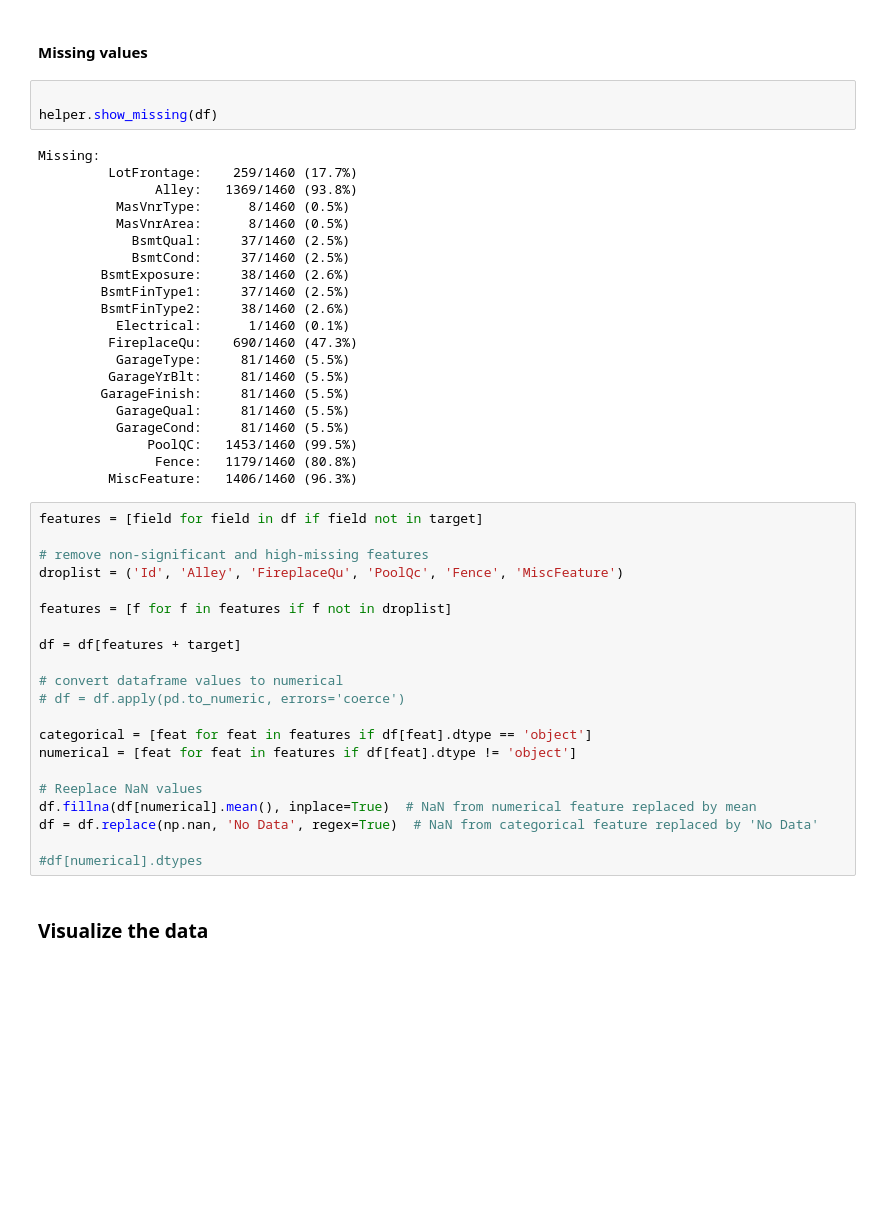
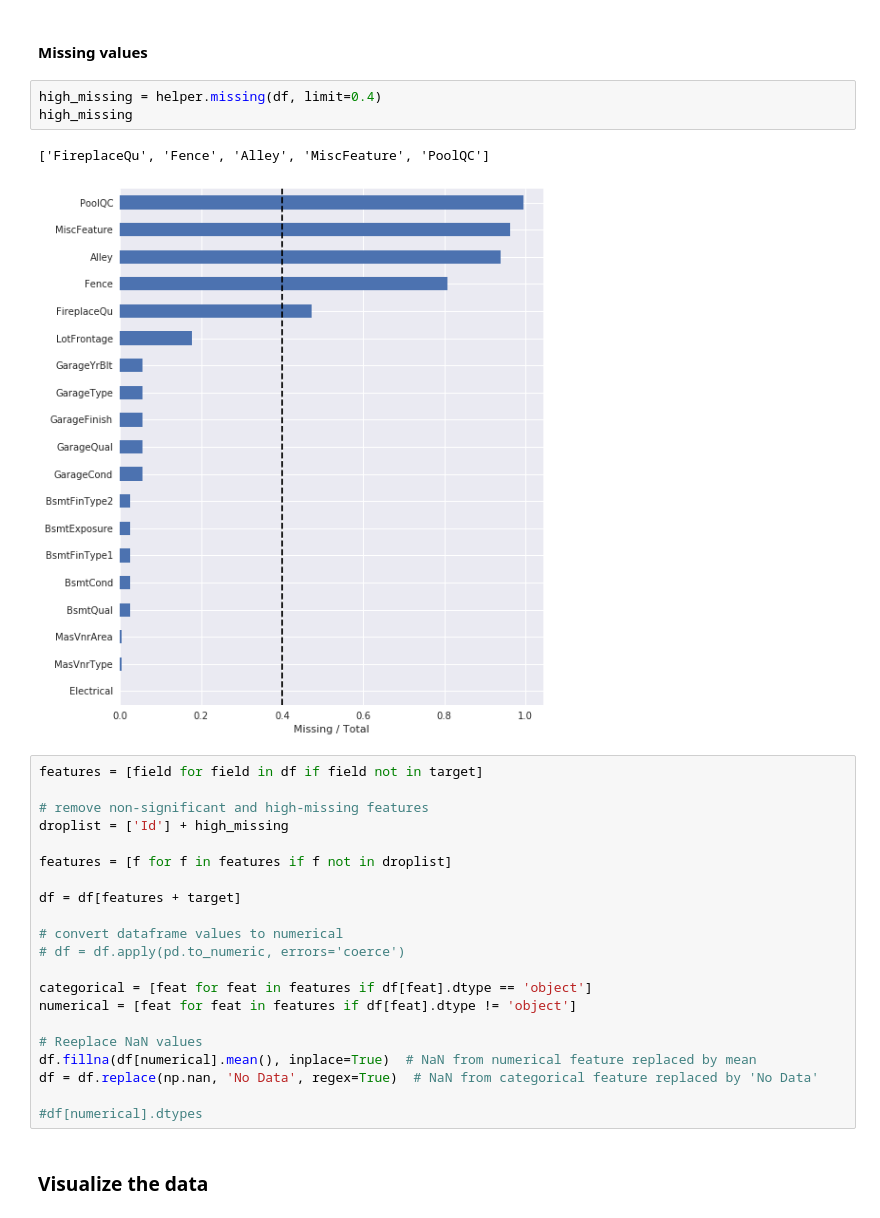
Before and after one commit to angelmtenor/data-science-keras, a Jupyter notebook: house_prices.ipynb, the cells around one changed output. Saved outputs shown, nothing was run; the diff lists cells and outputs as text; blank space fills up the shorter version.

```diff
--- a/house_prices.ipynb
+++ b/house_prices.ipynb
@@ -40,34 +45,16 @@ target: ['SalePrice']
 # %% [markdown]
 #### Missing values
-# %%
-
-helper.show_missing(df)
-# %% [output]
-Missing:
-         LotFrontage:    259/1460 (17.7%)
-               Alley:   1369/1460 (93.8%)
-          MasVnrType:      8/1460 (0.5%)
-          MasVnrArea:      8/1460 (0.5%)
-            BsmtQual:     37/1460 (2.5%)
-            BsmtCond:     37/1460 (2.5%)
-        BsmtExposure:     38/1460 (2.6%)
-        BsmtFinType1:     37/1460 (2.5%)
-        BsmtFinType2:     38/1460 (2.6%)
-          Electrical:      1/1460 (0.1%)
-         FireplaceQu:    690/1460 (47.3%)
-          GarageType:     81/1460 (5.5%)
-         GarageYrBlt:     81/1460 (5.5%)
-        GarageFinish:     81/1460 (5.5%)
-          GarageQual:     81/1460 (5.5%)
-          GarageCond:     81/1460 (5.5%)
-              PoolQC:   1453/1460 (99.5%)
-               Fence:   1179/1460 (80.8%)
-         MiscFeature:   1406/1460 (96.3%)
+# %%
+high_missing = helper.missing(df, limit=0.4)
+high_missing
+# %% [output]
+['FireplaceQu', 'Fence', 'Alley', 'MiscFeature', 'PoolQC']
+[figure, added]
 # %%
 features = [field for field in df if field not in target]
 
 # remove non-significant and high-missing features
-droplist = ('Id', 'Alley', 'FireplaceQu', 'PoolQc', 'Fence', 'MiscFeature')
+droplist = ['Id'] + high_missing
 
 features = [f for f in features if f not in droplist]
 
```
Also changed, not shown: parts of 14 cells of this notebook, 2 other files.
